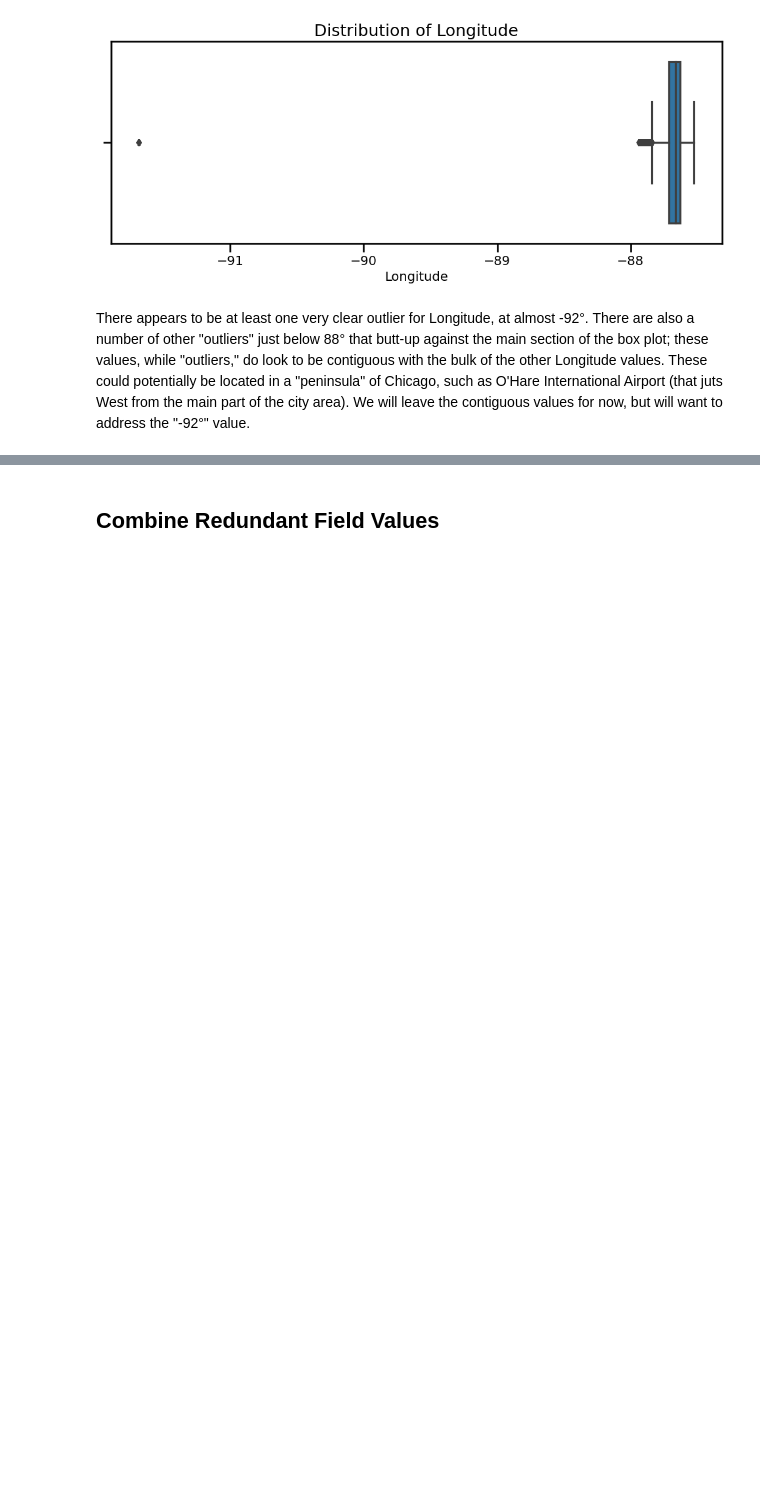
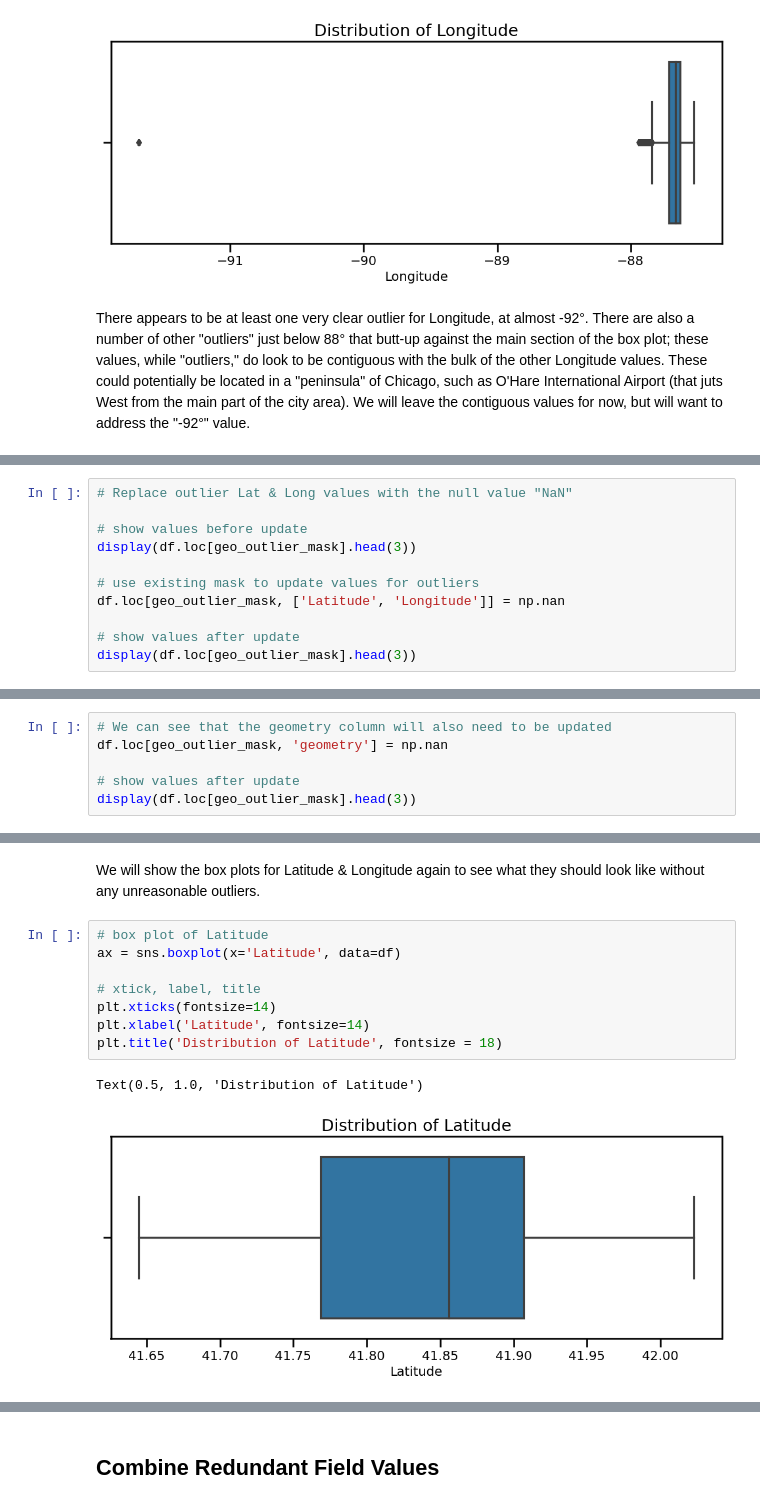
Before and after one commit to whitefreeze/Chicago-Crime-Data, a Jupyter notebook: Chicago-Crime-Data v2.1.ipynb, the cells around one changed output, grey strips where cells are left out. Cells and saved outputs as stored; diff of their text form; blank space fills up the shorter version.

```diff
--- a/Chicago-Crime-Data v2.1.ipynb
+++ b/Chicago-Crime-Data v2.1.ipynb
@@ -1009,0 +1092,11 @@ There appears to be at least one very clear outlier for Longitude, at almost -92
+# %%
+# Replace outlier Lat & Long values with the null value "NaN"
+
+# show values before update
+display(df.loc[geo_outlier_mask].head(3))
+
+# use existing mask to update values for outliers
+df.loc[geo_outlier_mask, ['Latitude', 'Longitude']] = np.nan
+
+# show values after update
+display(df.loc[geo_outlier_mask].head(3))
@@ -1009,0 +1118,6 @@ There appears to be at least one very clear outlier for Longitude, at almost -92
+# %%
+# We can see that the geometry column will also need to be updated
+df.loc[geo_outlier_mask, 'geometry'] = np.nan
+
+# show values after update
+display(df.loc[geo_outlier_mask].head(3))
@@ -1009,0 +1130,13 @@ There appears to be at least one very clear outlier for Longitude, at almost -92
+# %% [markdown]
+We will show the box plots for Latitude & Longitude again to see what they should look like without any unreasonable outliers.
+# %%
+# box plot of Latitude
+ax = sns.boxplot(x='Latitude', data=df)
+
+# xtick, label, title
+plt.xticks(fontsize=14)
+plt.xlabel('Latitude', fontsize=14)
+plt.title('Distribution of Latitude', fontsize = 18)
+# %% [output]
+Text(0.5, 1.0, 'Distribution of Latitude')
+[figure, added]
```
Also changed, not shown: parts of 29 cells of this notebook, 4 other files.
